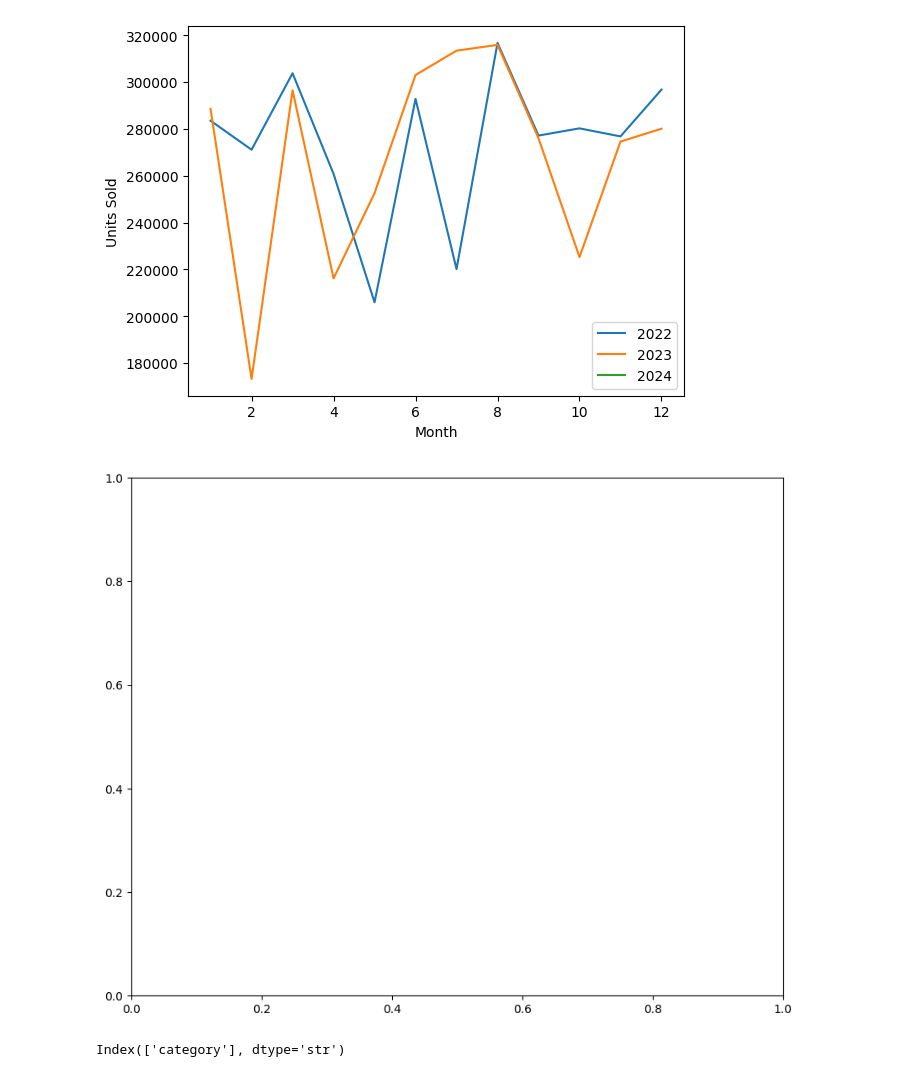
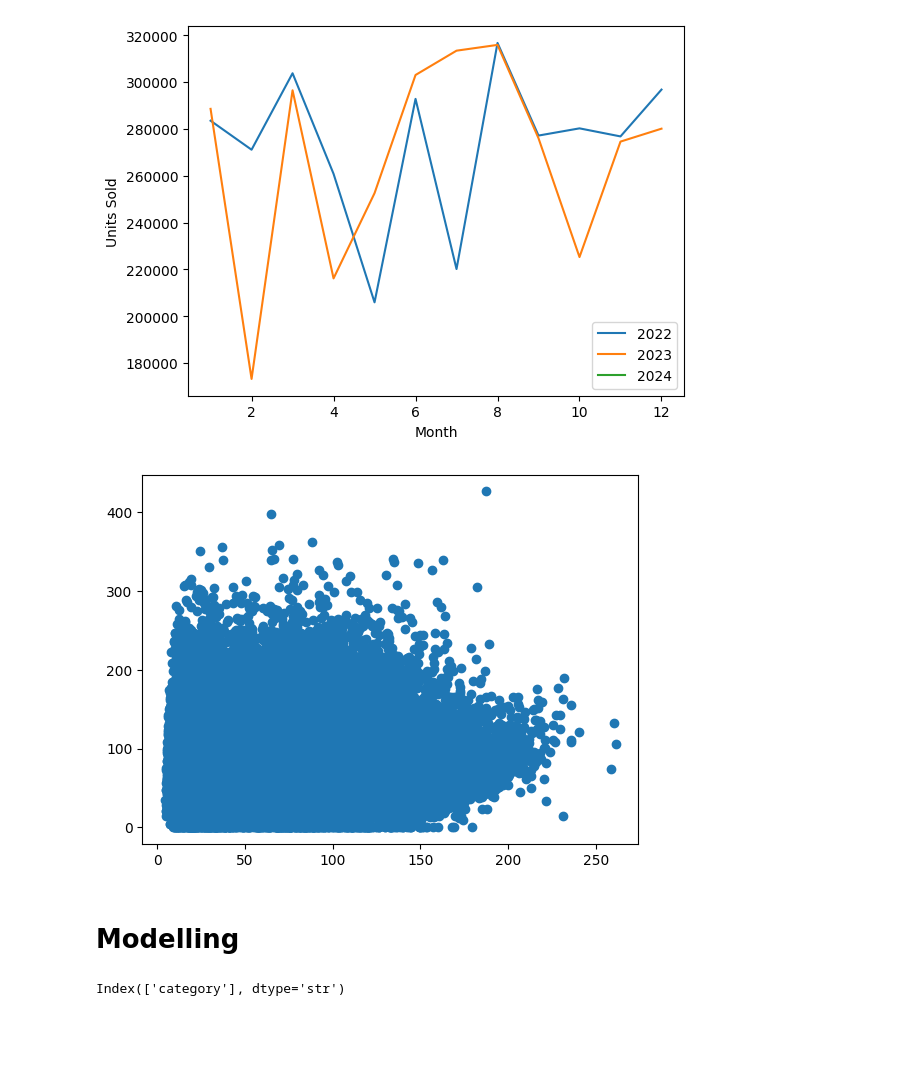
Before and after one commit to lukasmetz27/DemandForecast, a Jupyter notebook: notebooks/EDA.ipynb, the cells around one changed output. Cells and saved outputs as stored; diff of their text form; code cells hidden in the pictures; blank space fills up the shorter version.

```diff
--- a/notebooks/EDA.ipynb
+++ b/notebooks/EDA.ipynb
@@ -230,14 +220,13 @@ plt.ylabel("units_sold")
 plt.show()
 # %% [output]
 [figure]
-# %%
-fig, ax = plt.subplots(figsize=(10, 8))
-corr_cols = ["inventory_level", "units_sold", "units_ordered",
-            # "price", "discount", "competitor_pricing",
-             "promotion", "epidemic", "demand"]
-corr_matrix = df[corr_cols].corr()
-# %% [output]
-[figure, removed]
+# %%
+plt.scatter(df.competitor_pricing,df.units_sold)
+plt.show()
+# %% [output]
+[figure, added]
+# %% [markdown]
+# Modelling
 # %%
 from sklearn.model_selection import train_test_split, RandomizedSearchCV
 from sklearn.preprocessing import LabelEncoder
```
Also changed, not shown: parts of 4 cells of this notebook, 2 other files.
